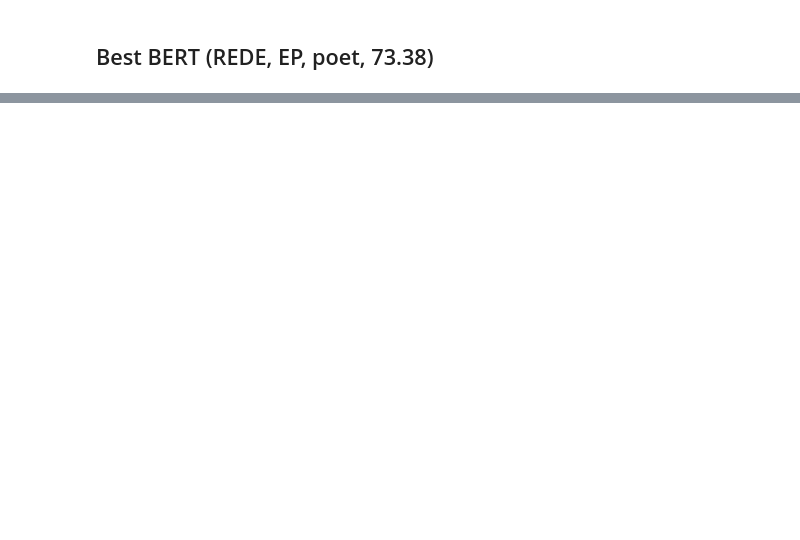
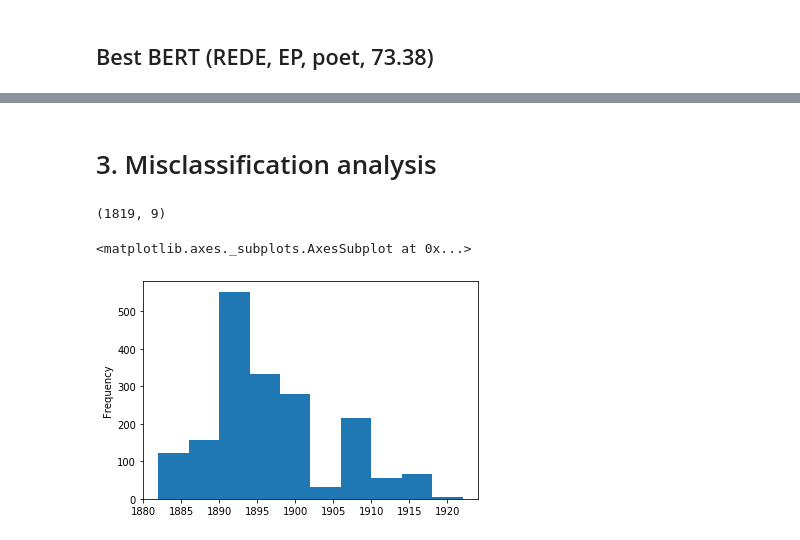
Before and after one commit to realjanpaulus/bertpoems, a Jupyter notebook: app/evaluation.ipynb, the cells around one changed output, grey strips where cells are left out. Cells and saved outputs as stored; diff of their text form; code cells hidden in the pictures; blank space fills up the shorter version.

```diff
--- a/app/evaluation.ipynb
+++ b/app/evaluation.ipynb
@@ -286,3 +207,26 @@ plt.tight_layout()
 plt.savefig("../resources/confusion_matrices/rede_cm_ep_poet.png", dpi=300)
 # %% [output]
 [drawing not drawn]
+# %% [markdown]
+# 3. Misclassification analysis
+# %%
+corpus = pd.read_csv("../corpora/german_modern_poems_epochpoet.csv")
+# %%
+mpid = []
+with open("../results/ml/misclassifications/pid_lsvm.json", "r") as f:
+    lsvm_mis = json.load(f)
+    for k, v in lsvm_mis.items():
+        for k2, v2 in v.items():
+            for v3 in v2:
+                mpid.append(v3)
+# %%
+mcorpus = corpus[corpus.pid.isin(mpid)]
+# %%
+mcorpus.shape
+# %% [output]
+(1819, 9)
+# %%
+mcorpus.year.plot(kind="hist")
+# %% [output]
+<matplotlib.axes._subplots.AxesSubplot at 0x...>
+[figure, added]
```
Also changed, not shown: parts of 9 cells of this notebook, 3 other files.
